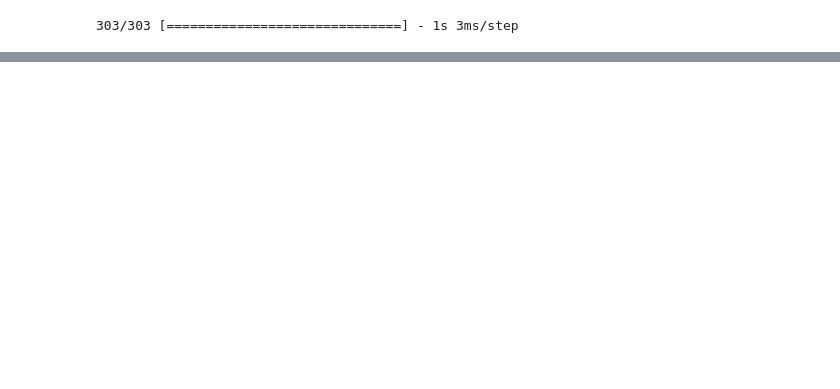
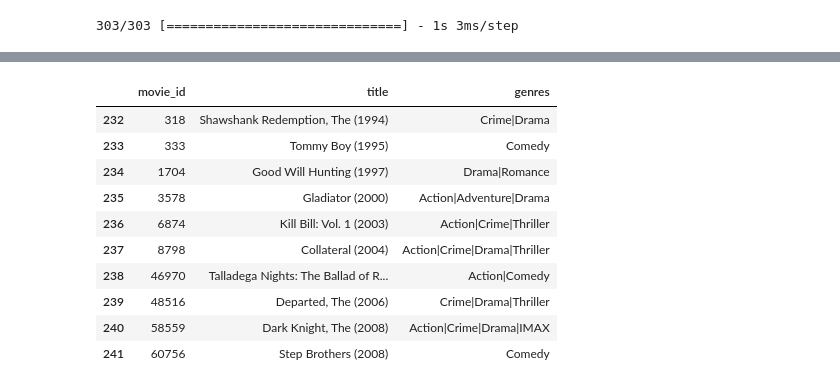
Before and after one commit to Prathima0808/Project-4, a Jupyter notebook: movie_recommendation_using_NN.ipynb, the cells around one changed output, grey strips where cells are left out. Saved outputs shown, nothing was run; the diff lists cells and outputs as text; code cells hidden in the pictures; blank space fills up the shorter version.

```diff
--- a/movie_recommendation_using_NN.ipynb
+++ b/movie_recommendation_using_NN.ipynb
@@ -294,0 +268,19 @@ movies_to_watch
+# %%
+#View users top 10 movie reviews for comparison
+user_top_movies = joined_movies_df[["movie_id","title","genres","user_id","rating"]]
+user_top_movies = user_top_movies[user_top_movies.user_id == userId]
+user_top_movies.sort_values("rating", ascending=False)
+user_top_movies = user_top_movies[["movie_id","title","genres"]]
+user_top_movies.head(10)
+# %% [output]
+|  | movie_id | title | genres |
+| 232 | 318 | Shawshank Redemption, The (1994) | Crime|Drama |
+| 233 | 333 | Tommy Boy (1995) | Comedy |
+| 234 | 1704 | Good Will Hunting (1997) | Drama|Romance |
+| 235 | 3578 | Gladiator (2000) | Action|Adventure|Drama |
+| 236 | 6874 | Kill Bill: Vol. 1 (2003) | Action|Crime|Thriller |
+| 237 | 8798 | Collateral (2004) | Action|Crime|Drama|Thriller |
+| 238 | 46970 | Talladega Nights: The Ballad of R... | Action|Comedy |
+| 239 | 48516 | Departed, The (2006) | Crime|Drama|Thriller |
+| 240 | 58559 | Dark Knight, The (2008) | Action|Crime|Drama|IMAX |
+| 241 | 60756 | Step Brothers (2008) | Comedy |
```
Also changed, not shown: parts of 26 cells of this notebook.
